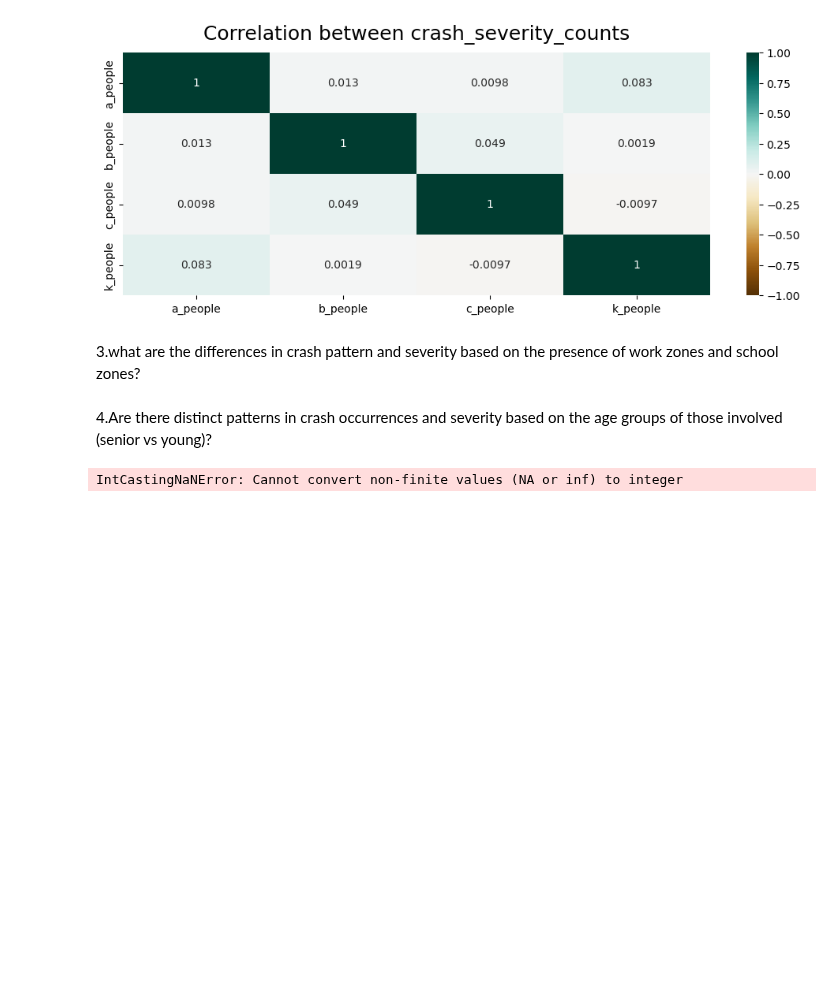
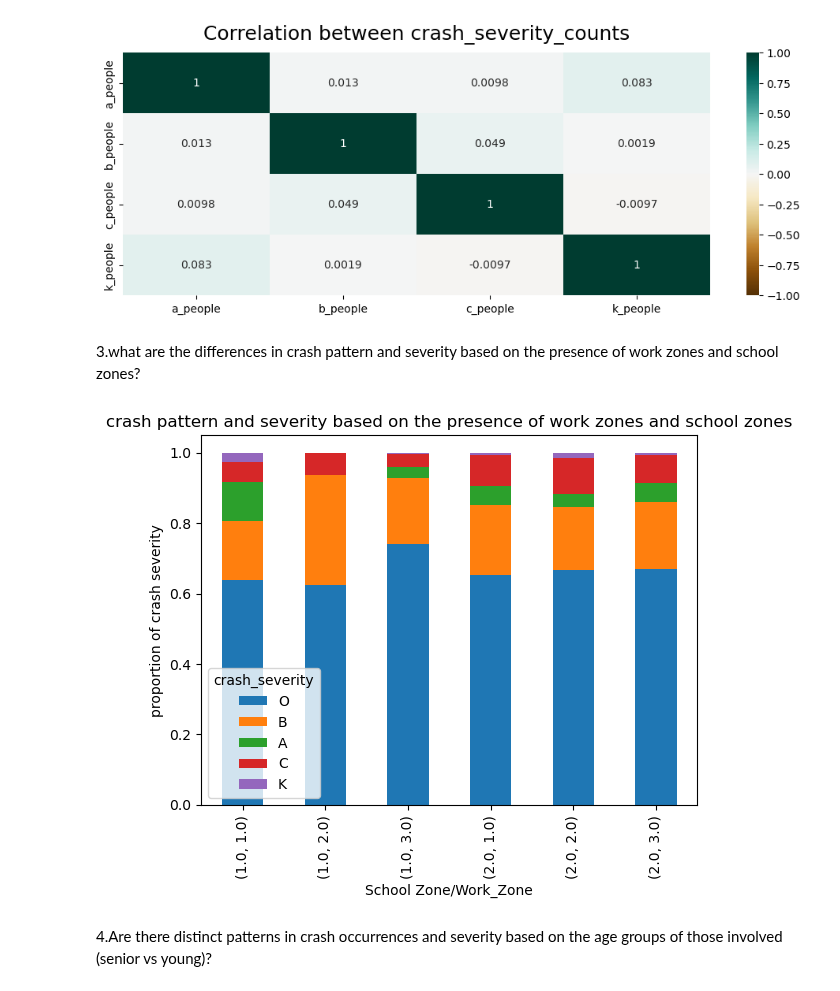
Before and after one commit to Eliab16/VDOT-crash-analysis, a Jupyter notebook: VDOT_Analysis.ipynb, the cells around one changed output. Cells and saved outputs as stored; diff of their text form; code cells hidden in the pictures; blank space fills up the shorter version.

Commit message:
school_zone_work_zone

```diff
--- a/VDOT_Analysis.ipynb
+++ b/VDOT_Analysis.ipynb
@@ -217,6 +217,17 @@ plt.savefig('heatmap.png', dpi=300, bbox_inches='tight')
 [figure]
 # %% [markdown]
 3.what are the differences in crash pattern and severity based on the presence of work zones and school zones?
+# %%
+school_work_zone =crash_data.groupby(['work_zone_related_cd','school_zone_cd'])['crash_severity'].value_counts(normalize=True).unstack()
+# %%
+grouped=school_work_zone.plot(kind ='bar',
+stacked =True)
+plt.title('crash pattern and severity based on the presence of work zones and school zones')
+plt.xlabel('School Zone/Work_Zone')
+plt.ylabel('proportion of crash severity')
+plt.savefig(format='jpg', fname='workzone_schoolzone')
+# %% [output]
+[figure, added]
 # %% [markdown]
 4.Are there distinct patterns in crash occurrences and severity based on the age groups of those involved (senior vs young)?
 # %%
@@ -231,10 +242,6 @@ crash_data['senior_notsenior'] = crash_data['senior_notsenior'].map(
                    {'yes':1 ,'no':0})
 # %%
 crash_data['young_notyoung'] = crash_data['young_notyoung'].astype('Int64')
-# %%
-crash_data['senior_notsenior'] = crash_data['senior_notsenior'].astype('int64')
-# %% [output]
-IntCastingNaNError: Cannot convert non-finite values (NA or inf) to integer
 # %%
 crash_data['senior_notsenior'] = crash_data['senior_notsenior'].map(
                    {'yes':1 ,'no':0})
```
Also changed, not shown: parts of 4 cells of this notebook.
